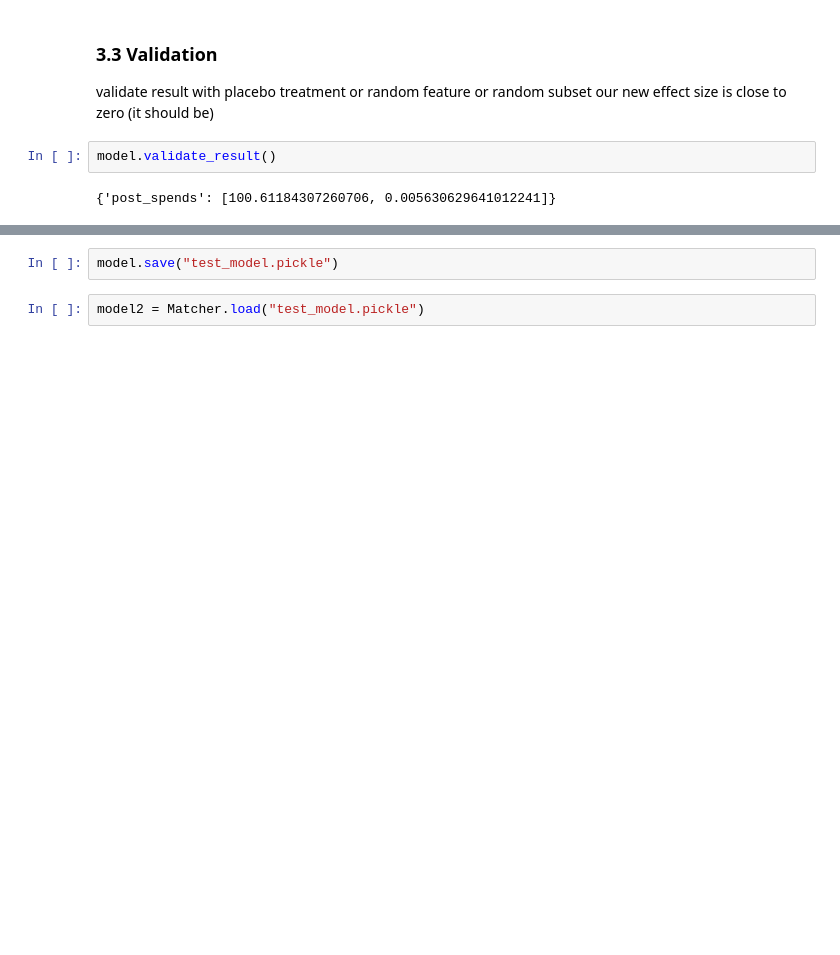
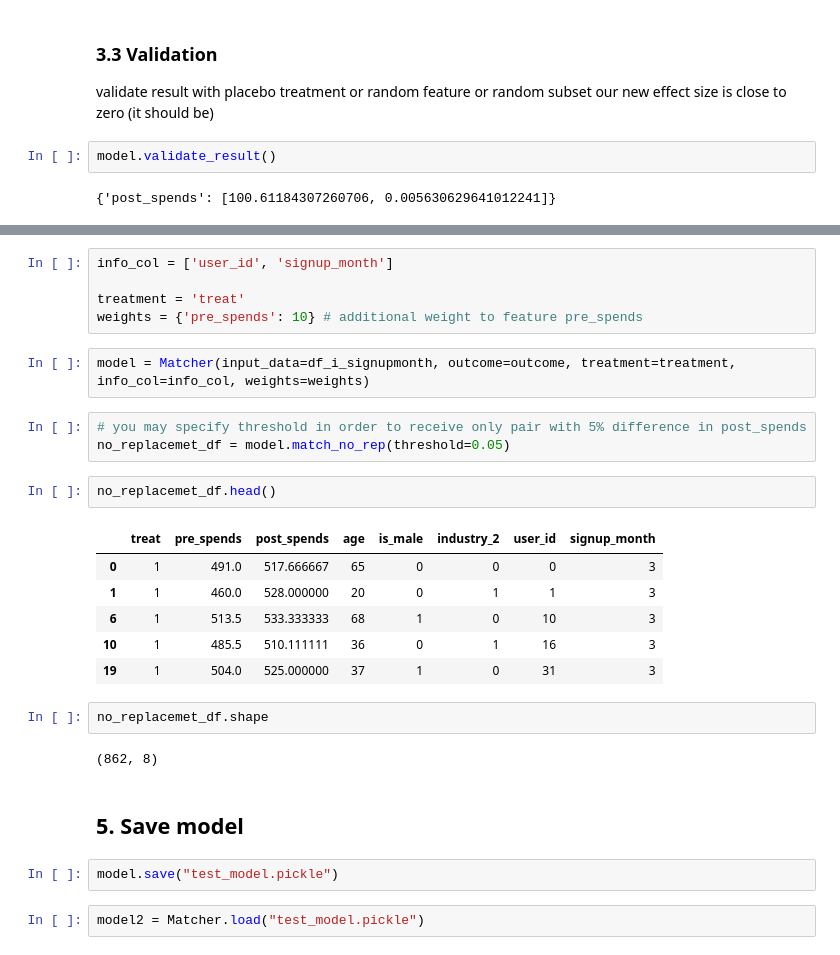
Before and after one commit to sb-ai-lab/LightAutoML, a Jupyter notebook: examples/tutorials/Tutorial_12_Matching.ipynb, the cells around one changed output, grey strips where cells are left out. Cells and saved outputs as stored; diff of their text form; blank space fills up the shorter version.

```diff
--- a/examples/tutorials/Tutorial_12_Matching.ipynb
+++ b/examples/tutorials/Tutorial_12_Matching.ipynb
@@ -247,3 +254,28 @@ model.validate_result()
+# %%
+info_col = ['user_id', 'signup_month']
+
+treatment = 'treat'
+weights = {'pre_spends': 10} # additional weight to feature pre_spends
+# %%
+model = Matcher(input_data=df_i_signupmonth, outcome=outcome, treatment=treatment, info_col=info_col, weights=weights)
+# %%
+# you may specify threshold in order to receive only pair with 5% difference in post_spends
+no_replacemet_df = model.match_no_rep(threshold=0.05)
+# %%
+no_replacemet_df.head()
+# %% [output]
+|  | treat | pre_spends | post_spends | age | is_male | industry_2 | user_id | signup_month |
+| 0 | 1 | 491.0 | 517.666667 | 65 | 0 | 0 | 0 | 3 |
+| 1 | 1 | 460.0 | 528.000000 | 20 | 0 | 1 | 1 | 3 |
+| 6 | 1 | 513.5 | 533.333333 | 68 | 1 | 0 | 10 | 3 |
+| 10 | 1 | 485.5 | 510.111111 | 36 | 0 | 1 | 16 | 3 |
+| 19 | 1 | 504.0 | 525.000000 | 37 | 1 | 0 | 31 | 3 |
+# %%
+no_replacemet_df.shape
+# %% [output]
+(862, 8)
+# %% [markdown]
+## 5. Save model
 # %%
 model.save("test_model.pickle")
 # %%
```
Also changed, not shown: parts of 10 cells of this notebook.
